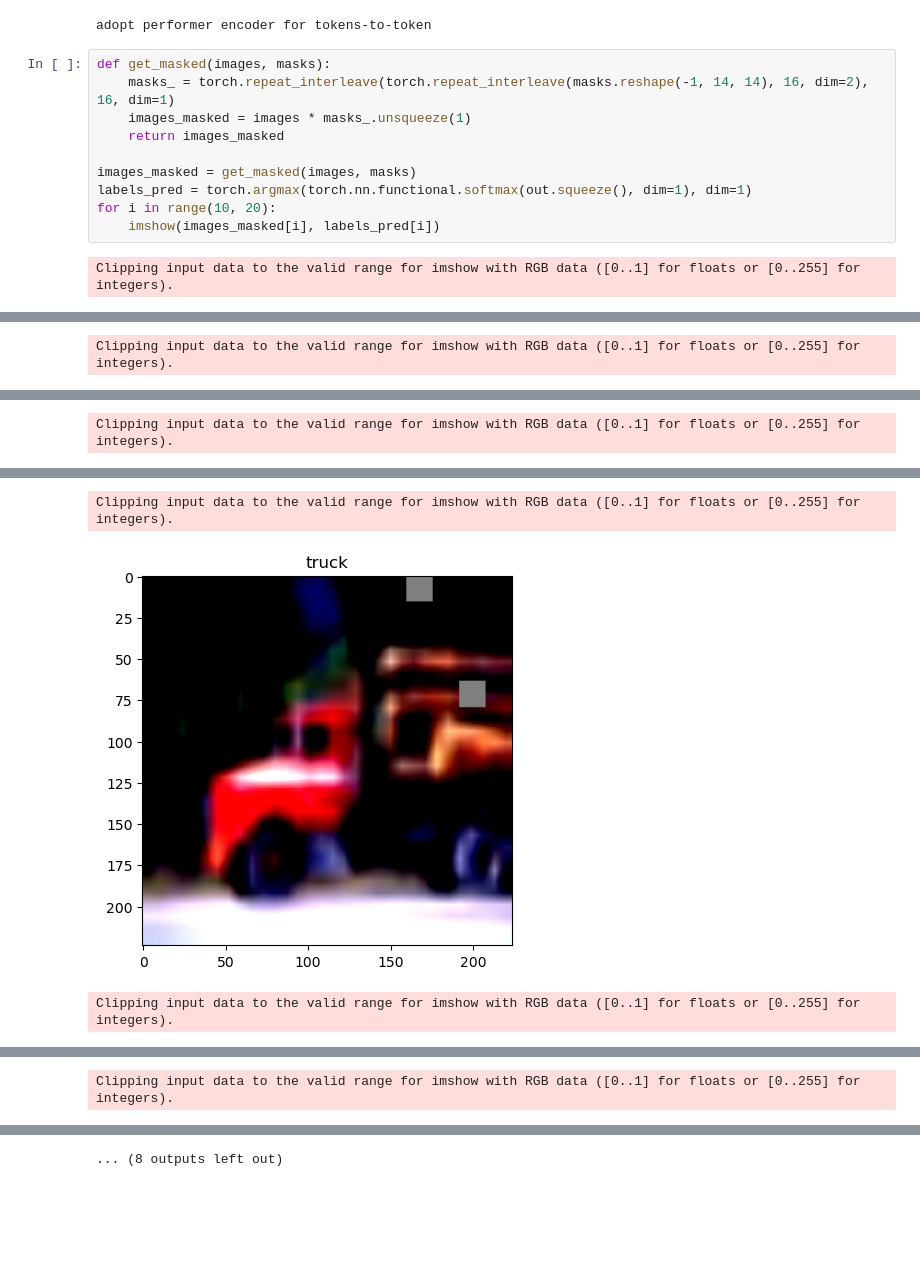
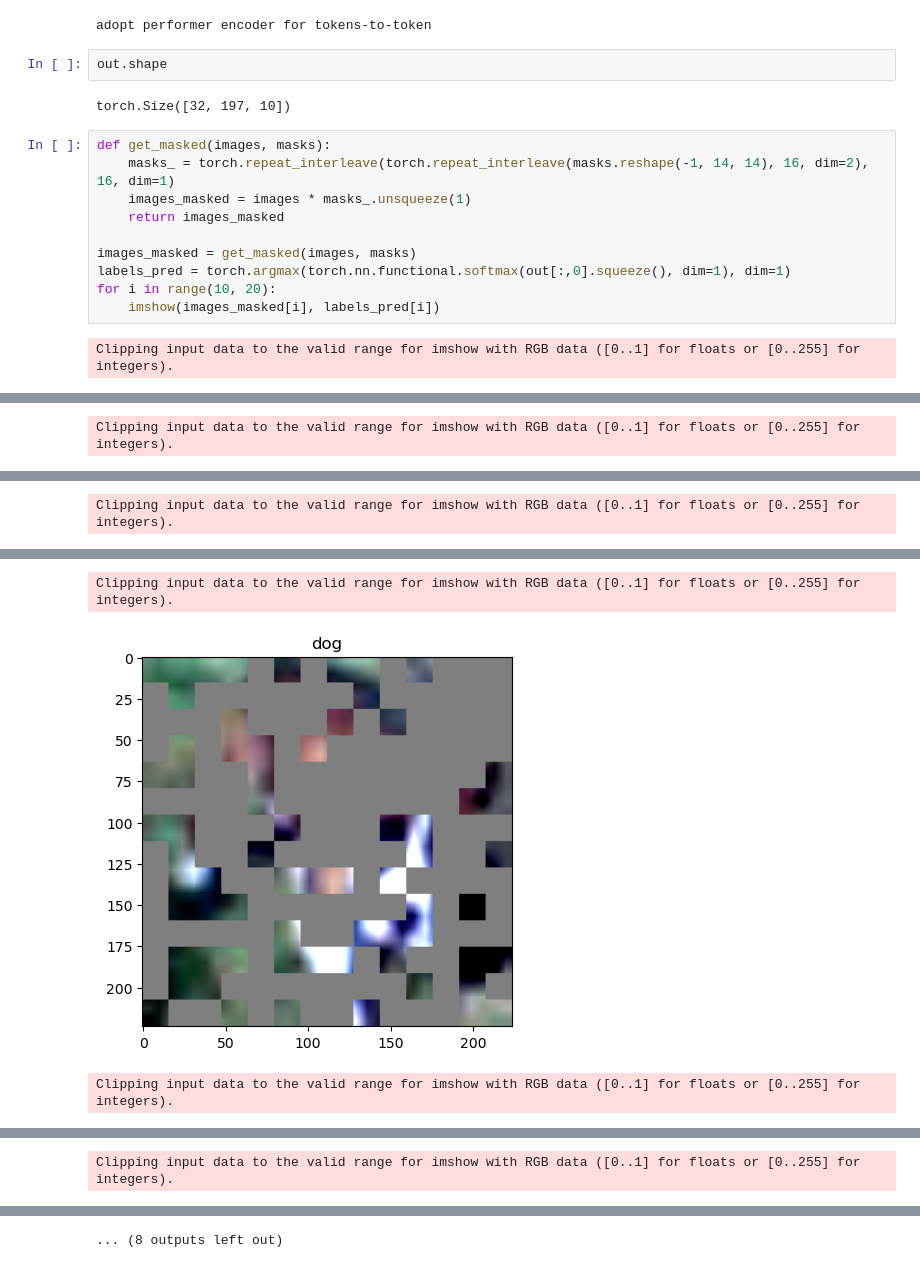
Before and after one commit to jacek-tomasz-rutkowski/magisterka, a Jupyter notebook: T2T_ViT/vit_shapley/modules/surrogate_visualize.ipynb, the cells around one changed output, grey strips where cells are left out. Cells and saved outputs as stored; diff of their text form; blank space fills up the shorter version.

```diff
--- a/T2T_ViT/vit_shapley/modules/surrogate_visualize.ipynb
+++ b/T2T_ViT/vit_shapley/modules/surrogate_visualize.ipynb
@@ -93,6 +99,10 @@ surrogate.eval()
 out = surrogate(images=images.cuda(), masks=masks.cuda())
 # %% [output]
 adopt performer encoder for tokens-to-token
+# %%
+out.shape
+# %% [output]
+torch.Size([32, 197, 10])
 # %%
 def get_masked(images, masks):
     masks_ = torch.repeat_interleave(torch.repeat_interleave(masks.reshape(-1, 14, 14), 16, dim=2), 16, dim=1)
@@ -100,7 +110,7 @@ def get_masked(images, masks):
     return images_masked
 
 images_masked = get_masked(images, masks)
-labels_pred = torch.argmax(torch.nn.functional.softmax(out.squeeze(), dim=1), dim=1)
+labels_pred = torch.argmax(torch.nn.functional.softmax(out[:,0].squeeze(), dim=1), dim=1)
 for i in range(10, 20):
     imshow(images_masked[i], labels_pred[i])
 # %% [output]
@@ -113,3 +123,3 @@ Clipping input data to the valid range for imshow with RGB data ([0..1] for floa
 Clipping input data to the valid range for imshow with RGB data ([0..1] for floats or [0..255] for integers).
-[figure, old version]
+[figure, new version]
 Clipping input data to the valid range for imshow with RGB data ([0..1] for floats or [0..255] for integers).
```
Also changed, not shown: parts of 5 cells of this notebook, 6 other files.
